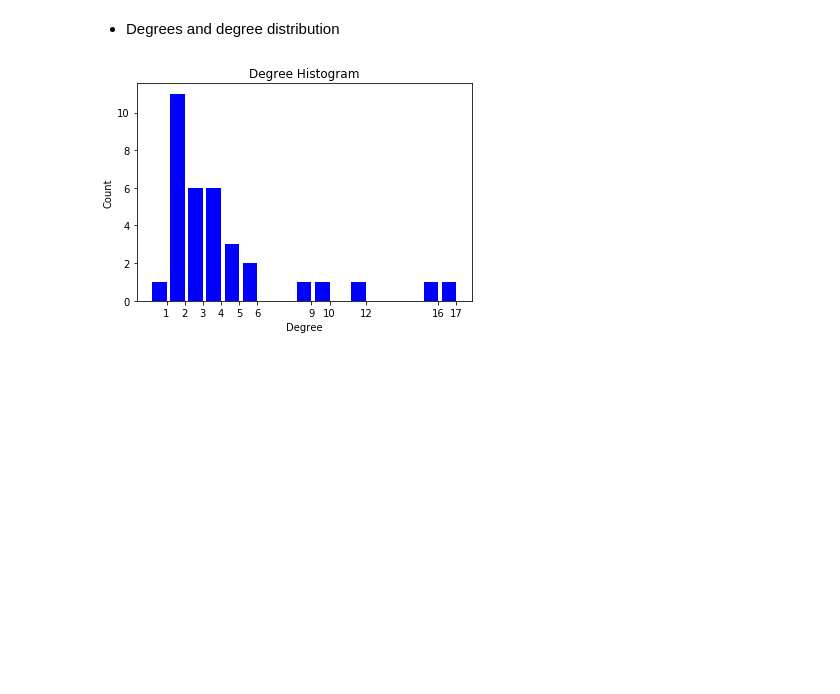
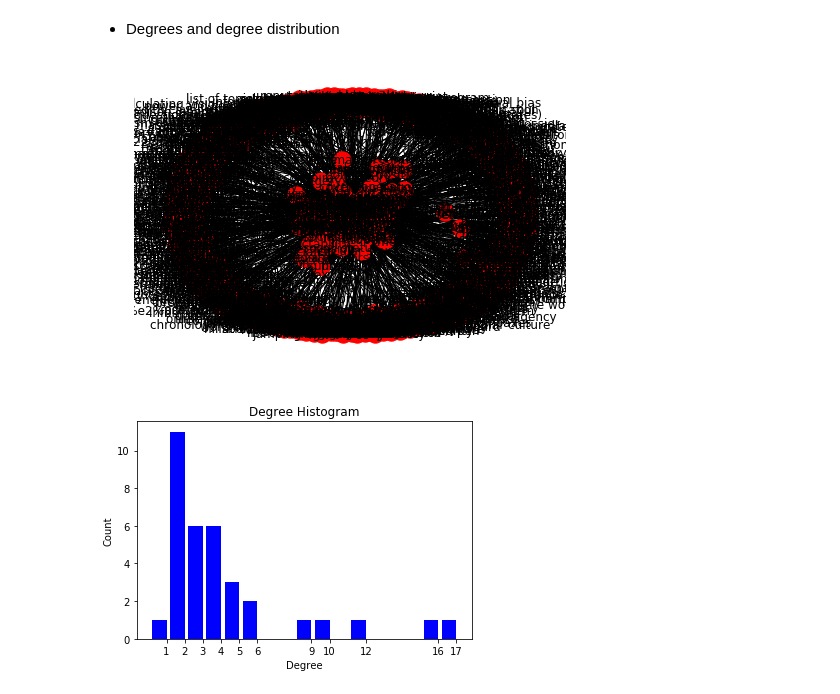
Before and after one commit to amiref/Workshop-NetworkScience-EPA-July2018-, a Jupyter notebook: networkScience.ipynb, the cells around one changed output. Cells and saved outputs as stored; diff of their text form; code cells hidden in the pictures; blank space fills up the shorter version.

```diff
--- a/networkScience.ipynb
+++ b/networkScience.ipynb
@@ -151 +151,9 @@ plt.show()
+# %%
+# This is the network of fake-news related concepts in wikipedia
+wikipediaFakeNewsAdr = "D:/PhD/TAs/Network Science Workshop/Dataset/graph_100.gexf"
+wikipediaConcepts = nx.read_gexf(wikipediaFakeNewsAdr)
+nx.draw(wikipediaConcepts, with_labels=True)
+plt.show()
+# %% [output]
+[figure, added]
 # %%
```
Also changed, not shown: parts of 42 cells of this notebook.
